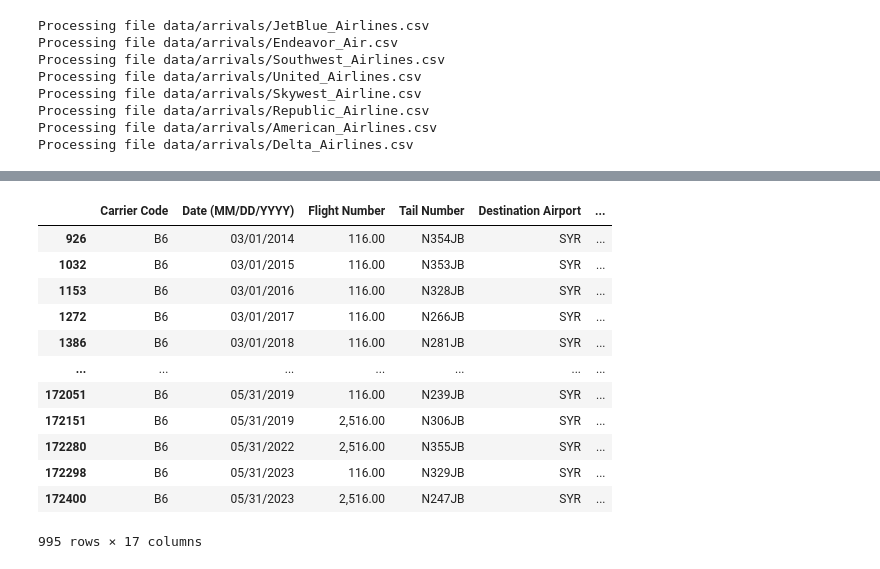
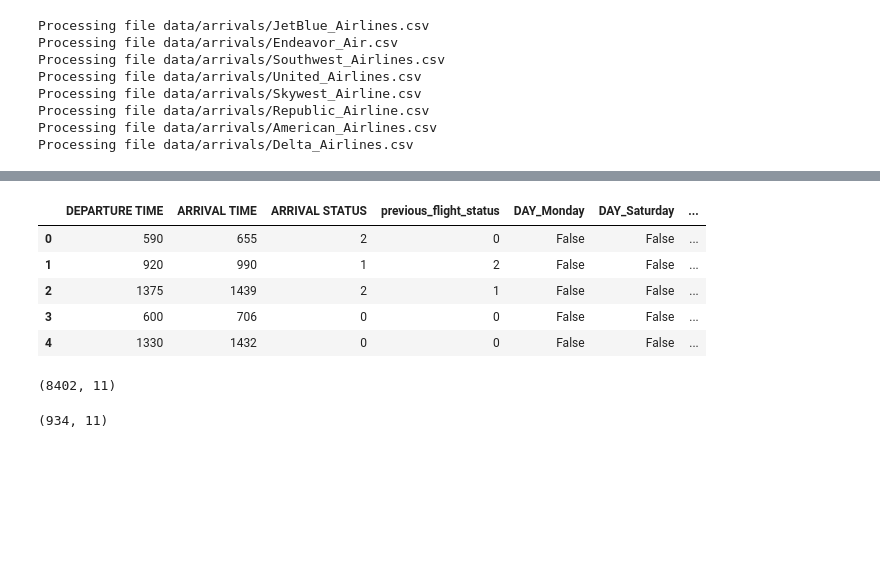
Before and after one commit to akibjawad/predict-flight-landing, a Jupyter notebook: predcit-flight-landing.ipynb, the cells around one changed output, grey strips where cells are left out. Drawn from its saved outputs; the diff is of its cells as text; code cells hidden in the pictures; blank space fills up the shorter version.

```diff
--- a/predcit-flight-landing.ipynb
+++ b/predcit-flight-landing.ipynb
@@ -184,27 +195,19 @@ IndexError: Replacement index 1 out of range for positional args tuple
 # %%
-#Processing data for Delta airlines
+#Building XGBoost model using the finalData
+data_with_cat = flight_data.drop(columns = ['DATE', 'FLIGHT NUMBER'])
+encoded_data = pd.get_dummies(data_with_cat, drop_first=True)
+encoded_data.head()
+# %% [output]
+|  | DEPARTURE TIME | ARRIVAL TIME | ARRIVAL STATUS | previous_flight_status | DAY_Monday | DAY_Saturday | ... |
+| 0 | 590 | 655 | 2 | 0 | False | False | ... |
+| 1 | 920 | 990 | 1 | 2 | False | False | ... |
+| 2 | 1375 | 1439 | 2 | 1 | False | False | ... |
+| 3 | 600 | 706 | 0 | 0 | False | False | ... |
+| 4 | 1330 | 1432 | 0 | 0 | False | False | ... |
-# %%
-#Data processing pipeline
-dest = 'SYR'
-filters = {}
-filters['Destination Airport'] = 'SYR'
-
-dep_JFK_jb = pd.read_csv('data/departures/JFK_jetblue.csv')
-step_1  = dep_JFK_jb[dep_JFK_jb['Destination Airport'] == dest]
-step_2 = step_1[ (step_1['Flight Number'] == 2516) | (step_1['Flight Number'] == 116)]
-step_2
-dep_JFK_del = pd.read_csv('data/departures/JFK_delta.csv')
-# %% [output]
-|  | Carrier Code | Date (MM/DD/YYYY) | Flight Number | Tail Number | Destination Airport | ... |
-| 926 | B6 | 03/01/2014 | 116.00 | N354JB | SYR | ... |
-| 1032 | B6 | 03/01/2015 | 116.00 | N353JB | SYR | ... |
-| 1153 | B6 | 03/01/2016 | 116.00 | N328JB | SYR | ... |
-| 1272 | B6 | 03/01/2017 | 116.00 | N266JB | SYR | ... |
-| 1386 | B6 | 03/01/2018 | 116.00 | N281JB | SYR | ... |
-| ... | ... | ... | ... | ... | ... | ... |
-| 172051 | B6 | 05/31/2019 | 116.00 | N239JB | SYR | ... |
-| 172151 | B6 | 05/31/2019 | 2,516.00 | N306JB | SYR | ... |
-| 172280 | B6 | 05/31/2022 | 2,516.00 | N355JB | SYR | ... |
-| 172298 | B6 | 05/31/2023 | 116.00 | N329JB | SYR | ... |
-| 172400 | B6 | 05/31/2023 | 2,516.00 | N247JB | SYR | ... |
-995 rows × 17 columns
+# %%
+X_train, X_test, y_train, y_test = train_test_split(encoded_data.drop(columns=['ARRIVAL STATUS']), encoded_data['ARRIVAL STATUS'], stratify = encoded_data['ARRIVAL STATUS'], test_size=0.1, random_state=42)
+X_train.shape
+X_test.shape
+# %% [output]
+(8402, 11)
+(934, 11)
```
Also changed, not shown: parts of 13 cells of this notebook, 2 other files.
